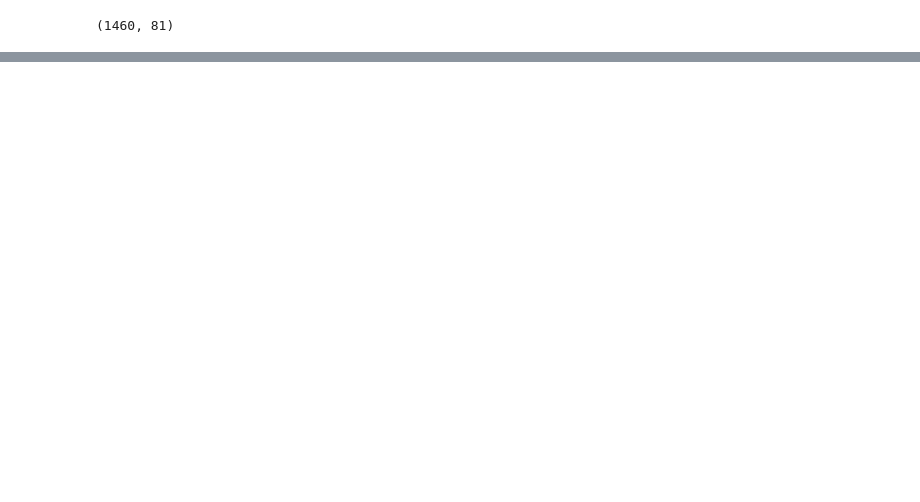
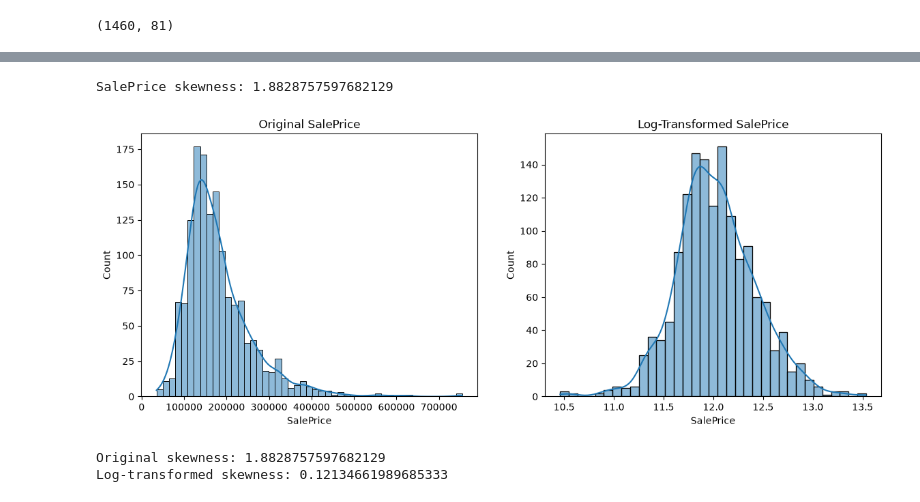
Before and after one commit to MayankDevineni/Ames-housing_data, a Jupyter notebook: PRCP-1020-HousePricePrediction.ipynb, the cells around one changed output, grey strips where cells are left out. Cells and saved outputs as stored; diff of their text form; code cells hidden in the pictures; blank space fills up the shorter version.

Commit message:
Update house price prediction notebook

```diff
--- a/PRCP-1020-HousePricePrediction.ipynb
+++ b/PRCP-1020-HousePricePrediction.ipynb
@@ -99 +128,11 @@ Electrical         1
 dtype: int64
+# %%
+target = "SalePrice"
+
+X = df.drop(columns=[target])
+y = df[target]
+
+print("Features shape:", X.shape)
+print("Target shape:", y.shape)
+print("\nTarget summary:")
+print(y.describe())
@@ -99,0 +164,23 @@ dtype: int64
+# %%
+print("SalePrice skewness:", y.skew()) # right-skewed
+# %% [output]
+SalePrice skewness: 1.8828757597682129
+# %%
+y_log = np.log1p(y)
+
+fig, axes = plt.subplots(1, 2, figsize=(14, 5))
+
+sns.histplot(y, kde=True, ax=axes[0])
+axes[0].set_title("Original SalePrice")
+
+sns.histplot(y_log, kde=True, ax=axes[1])
+axes[1].set_title("Log-Transformed SalePrice")
+
+plt.show()
+
+print("Original skewness:", y.skew())
+print("Log-transformed skewness:", y_log.skew())
+# %% [output]
+[figure, added]
+Original skewness: 1.8828757597682129
+Log-transformed skewness: 0.12134661989685333
```
Also changed, not shown: parts of 17 cells of this notebook.
